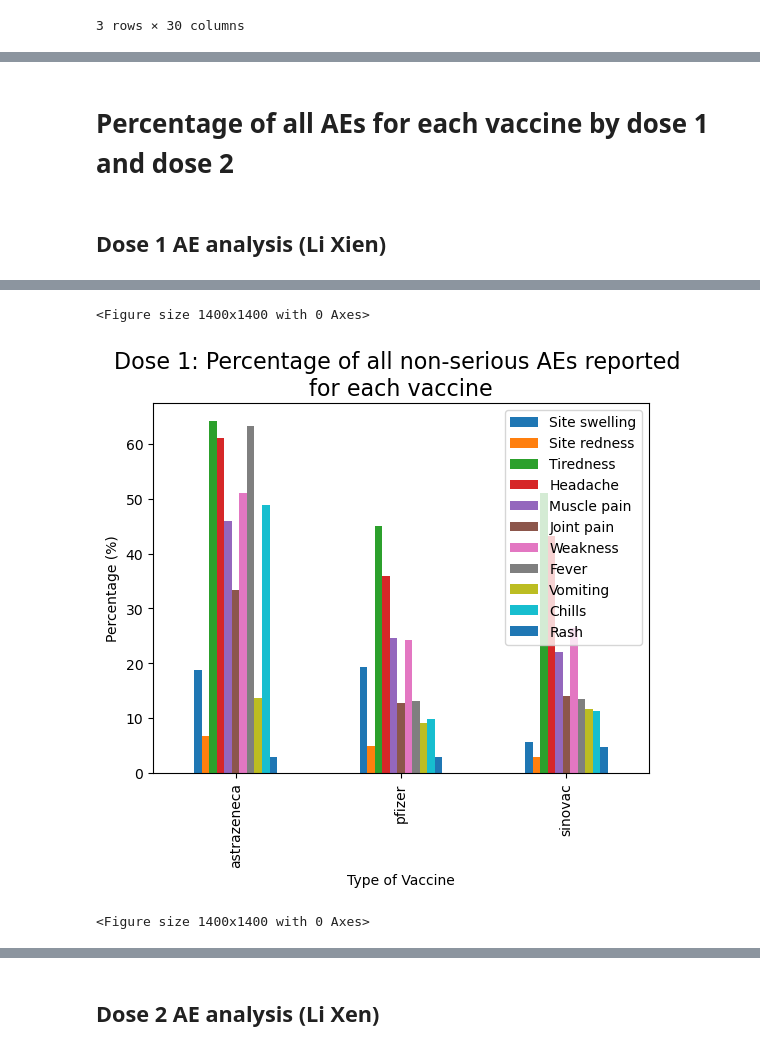
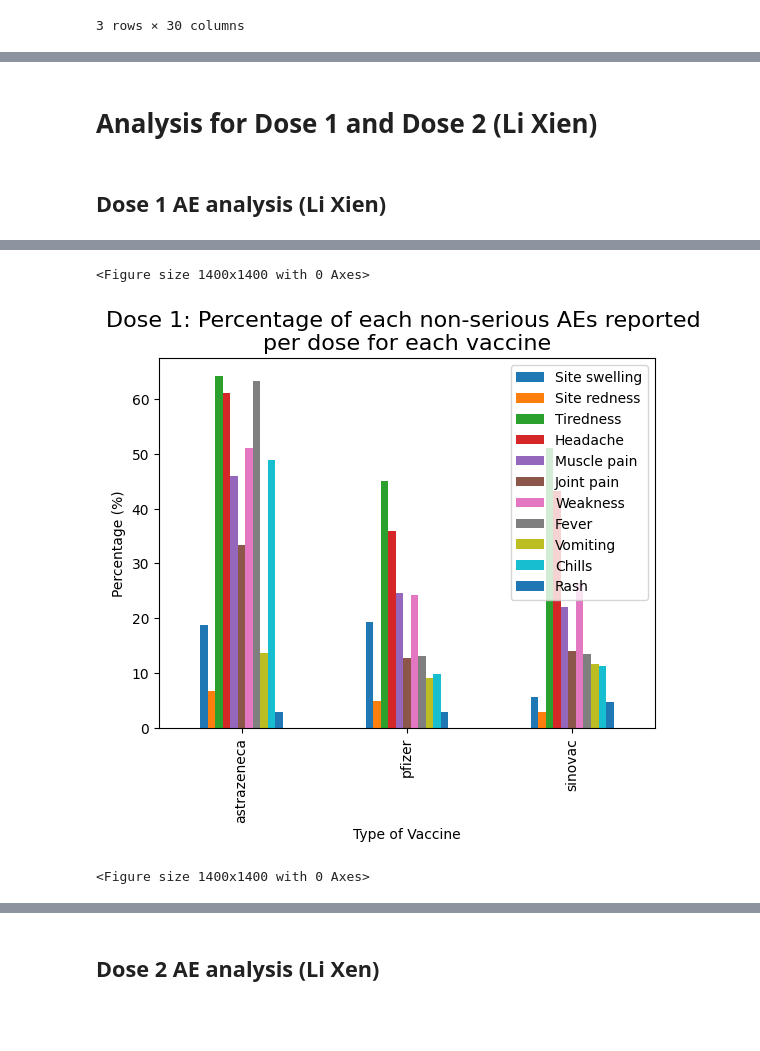
Before and after one commit to kamal089601/HIA302_Project, a Jupyter notebook: HIA302_Project/HIA302_Project.ipynb, the cells around one changed output, grey strips where cells are left out. Saved outputs shown, nothing was run; the diff lists cells and outputs as text; code cells hidden in the pictures; blank space fills up the shorter version.

```diff
--- a/HIA302_Project/HIA302_Project.ipynb
+++ b/HIA302_Project/HIA302_Project.ipynb
@@ -530,5 +530,5 @@ for p in ax.patches:
 # %% [markdown]
-# Percentage of all AEs for each vaccine by dose 1 and dose 2
+# Analysis for Dose 1 and Dose 2 (Li Xien)
 # %%
 # Percentage of all AEs for each vaccine by dose 1 and dose 2
 ## Q: Identify possible association between side effects and vaccinatino type.
@@ -557,18 +557,17 @@ D1symp_pct
 | sinovac | 5.65 | 2.79 | 51.17 | 43.22 | 21.96 | 13.97 | ... |
 # %%
 #### bar graph of  D1 SE% group by vaxtype
-#### To remove
 D1symp_pct.plot(kind='bar')
 plt.xlabel("Type of Vaccine")
 plt.ylabel("Percentage (%)")
-plt.title("Dose 1: Percentage of all non-serious AEs reported \nfor each vaccine", fontsize=16)
+plt.title("Dose 1: Percentage of each non-serious AEs reported \nper dose for each vaccine", fontsize=16)
 plt.legend(labels = ['Site swelling', 'Site redness', 'Tiredness', 'Headache',
                      'Muscle pain' , 'Joint pain', 'Weakness', 'Fever',
                      'Vomiting', 'Chills', 'Rash'])
 plt.figure(figsize=(14,14))
 # %% [output]
 <Figure size 1400x1400 with 0 Axes>
-[figure, old version]
+[figure, new version]
 <Figure size 1400x1400 with 0 Axes>
 # %%
 #### bar graph of D1 SE% group by SE
```
Also changed, not shown: parts of 17 cells of this notebook.
